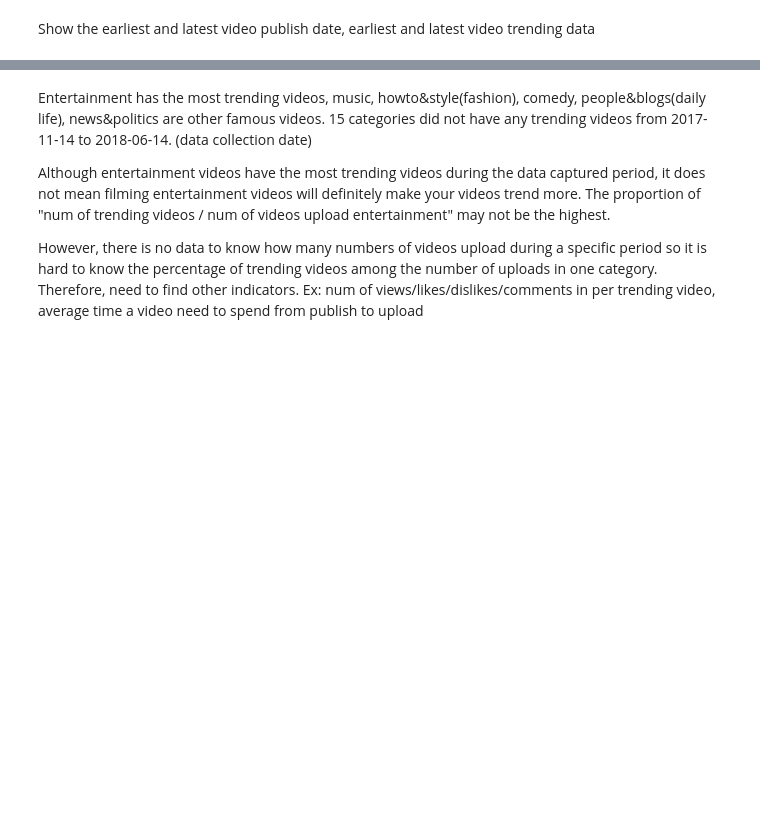
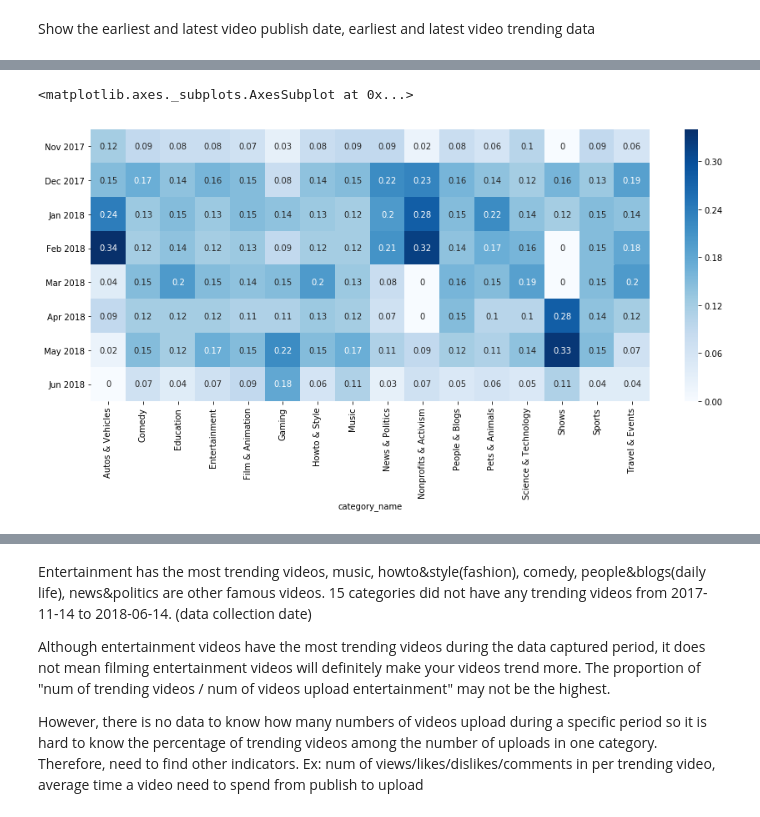
Before and after one commit to gillian850413/Final_Project, a Jupyter notebook: IS590PR_Final_Project_Part2.ipynb, the cells around one changed output, grey strips where cells are left out. Cells and saved outputs as stored; diff of their text form; code cells hidden in the pictures; blank space fills up the shorter version.

```diff
--- a/IS590PR_Final_Project_Part2.ipynb
+++ b/IS590PR_Final_Project_Part2.ipynb
@@ -105,0 +137,10 @@ trending_df.head()
+# %%
+#calculate the percentage of number of trending videos per month in each category
+trend_monpi_percent = (trend_monpi / trend_monpi.sum(axis = 0, skipna = True)).round(2)
+# %%
+# create a heatmap to visualize it
+plt.subplots(figsize=(15,6))
+sns.heatmap(trend_monpi_percent, annot=True, cmap="Blues")
+# %% [output]
+<matplotlib.axes._subplots.AxesSubplot at 0x...>
+[figure, added]
```
Also changed, not shown: parts of 41 cells of this notebook.
